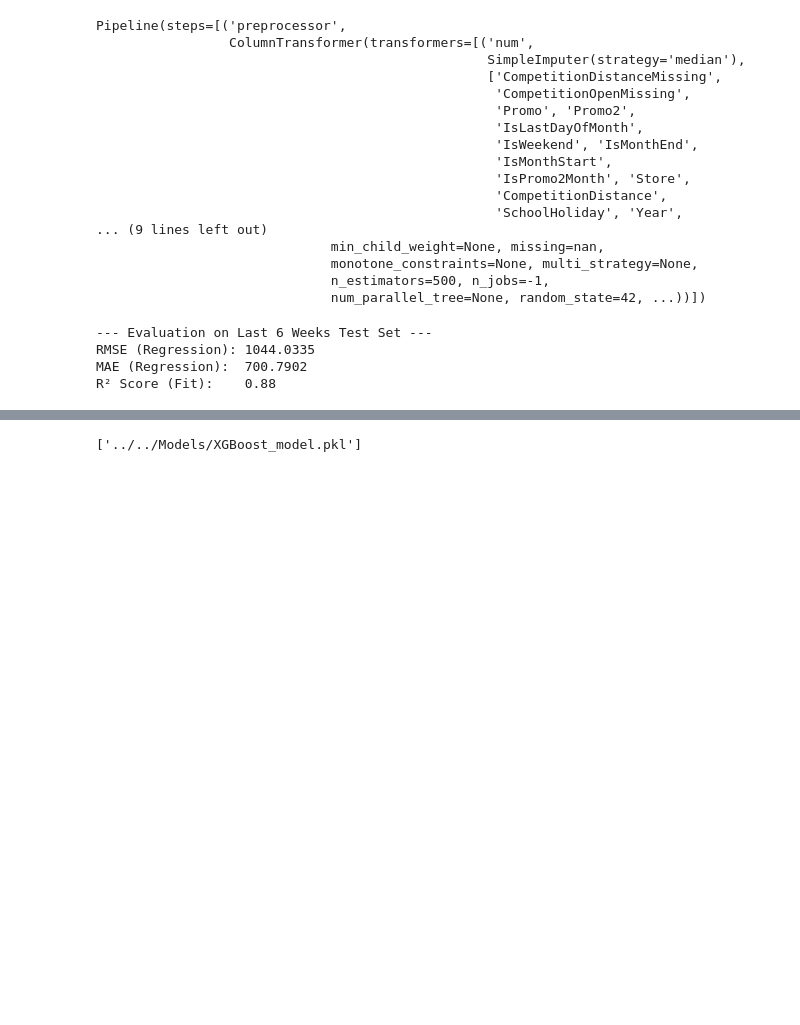
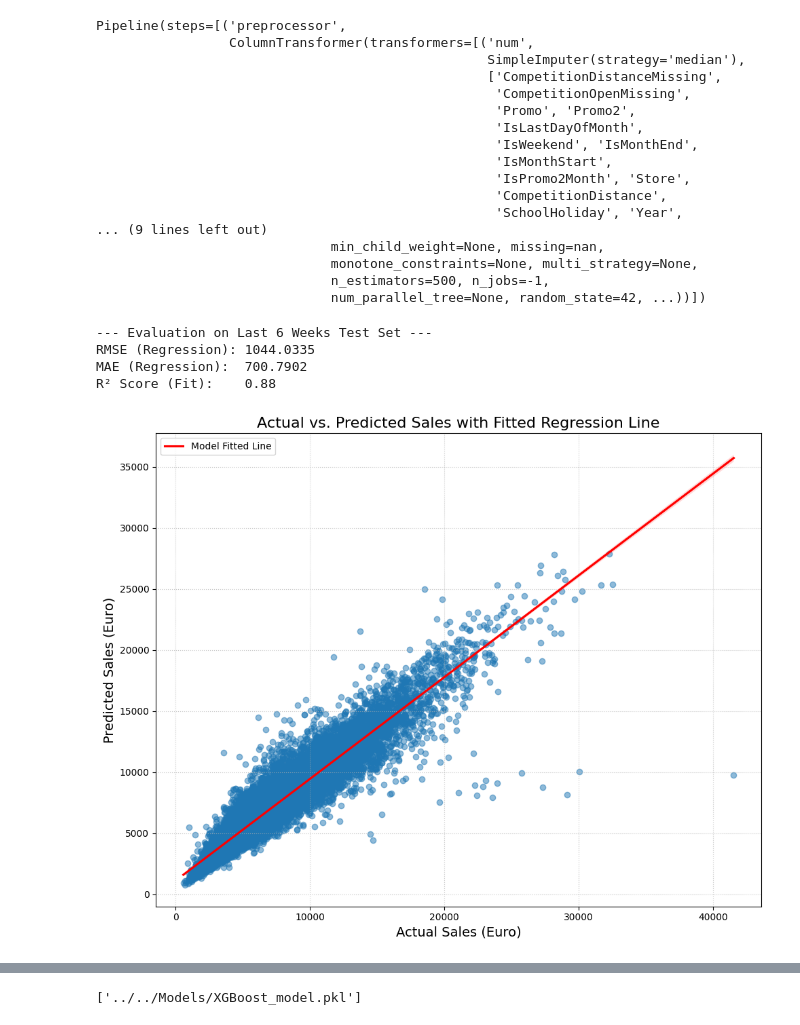
Before and after one commit to mohamedseif-10/Sales-Forecasting, a Jupyter notebook: Notebooks/Models/XGBoost.ipynb, the cells around one changed output, grey strips where cells are left out. Cells and saved outputs as stored; diff of their text form; code cells hidden in the pictures; blank space fills up the shorter version.

```diff
--- a/Notebooks/Models/XGBoost.ipynb
+++ b/Notebooks/Models/XGBoost.ipynb
@@ -14,7 +15,7 @@ from sklearn.compose import  ColumnTransformer
 from sklearn.model_selection import TimeSeriesSplit, RandomizedSearchCV
 from sklearn.metrics import mean_squared_error, mean_absolute_error, r2_score
 # %%
-data = pd.read_parquet("../../Data/engineered/train_data_after_FE.parquet")
+data = pd.read_parquet("../../Data/preprocessed/train_data_after_FE.parquet")
 # data.info()
 # %%
 data.head()
@@ -251,3 +272,24 @@ print(f"R² Score (Fit):    {r2:.2f}")
 RMSE (Regression): 1044.0335
 MAE (Regression):  700.7902
 R² Score (Fit):    0.88
+# %%
+plt.figure(figsize=(10, 8))
+
+sns.regplot(
+    x=y_test_original,
+    y=y_predicted,
+    scatter_kws={
+        "alpha": 0.5,
+    },  # Reduce point size and opacity for better visualization
+    line_kws={"color": "red", "label": "Model Fitted Line"},
+)
+
+plt.xlabel("Actual Sales (Euro)", fontsize=14)
+plt.ylabel("Predicted Sales (Euro)", fontsize=14)
+plt.title("Actual vs. Predicted Sales with Fitted Regression Line", fontsize=16)
+plt.legend()
+plt.grid(True, linestyle=":", alpha=0.7)
+plt.tight_layout()
+plt.show()
+# %% [output]
+[figure, added]
```
Also changed, not shown: parts of 5 cells of this notebook, 5 other files.
